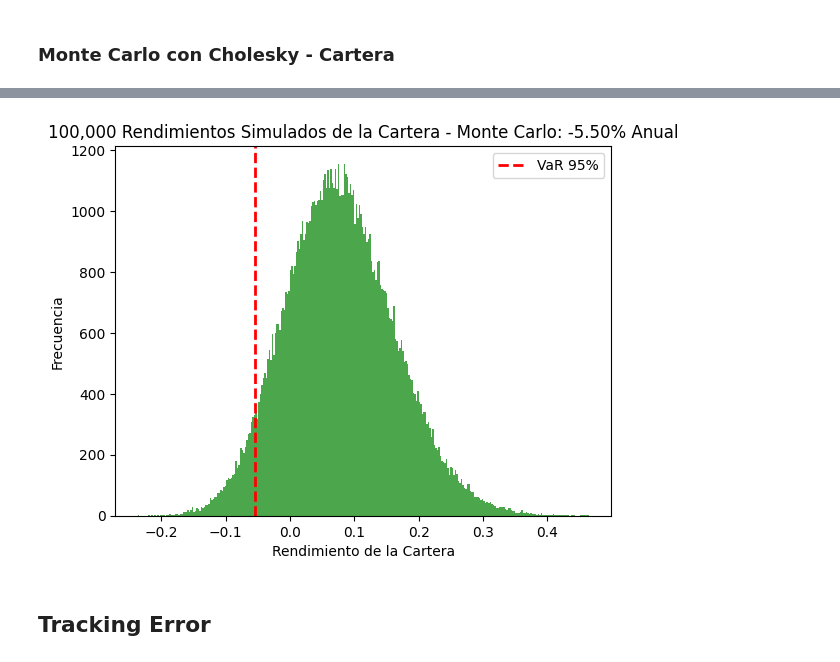
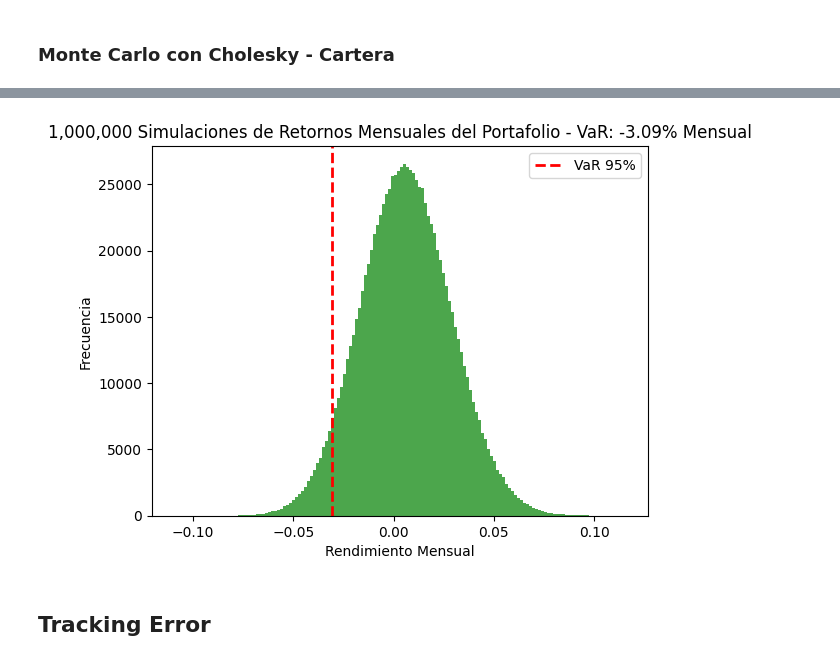
Before and after one commit to Manuel-Progaska/quant-risk-chile, a Jupyter notebook: Riesgo de Mercado/notebook.ipynb, the cells around one changed output, grey strips where cells are left out. Cells and saved outputs as stored; diff of their text form; code cells hidden in the pictures.

```diff
--- a/Riesgo de Mercado/notebook.ipynb
+++ b/Riesgo de Mercado/notebook.ipynb
@@ -343,16 +370,17 @@ print(f'🎲 VaR Monte Carlo anualizado de la cartera (95%): {var_monte_carlo_po
 # %%
-# histograma de los rendimientos simulados de la cartera
-plt.hist(simulated_portfolio_returns, bins=300, alpha=0.7, color='green')
-plt.title(f'{num_simulations:,} Rendimientos Simulados de la Cartera - Monte Carlo: {var_monte_carlo_portfolio:.2%} Anual')
-plt.xlabel('Rendimiento de la Cartera')
+# graficar simulación
+import matplotlib.pyplot as plt
+plt.hist(R_portfolio, bins=150, alpha=0.7, color='green')
+plt.title(f'{n_sim:,} Simulaciones de Retornos Mensuales del Portafolio - VaR: {VaR_MC_monthly:.2%} Mensual')
+plt.xlabel('Rendimiento Mensual')
 plt.ylabel('Frecuencia')
-plt.axvline(var_monte_carlo_portfolio, color='red', linestyle='dashed', linewidth=2, label='VaR 95%')
+plt.axvline(VaR_MC_monthly, color='red', linestyle='dashed', linewidth=2, label='VaR 95%')
 plt.legend()
 # guardar y mostrar el gráfico
 plt.savefig(r'images/monte_carlo_portfolio_var_distribution.png')
 plt.show()
 # %% [output]
-[figure, old version]
+[figure, new version]
 # %% [markdown]
 ## Tracking Error
 # %% [markdown]
```
Also changed, not shown: parts of 4 cells of this notebook, 9 other files.
